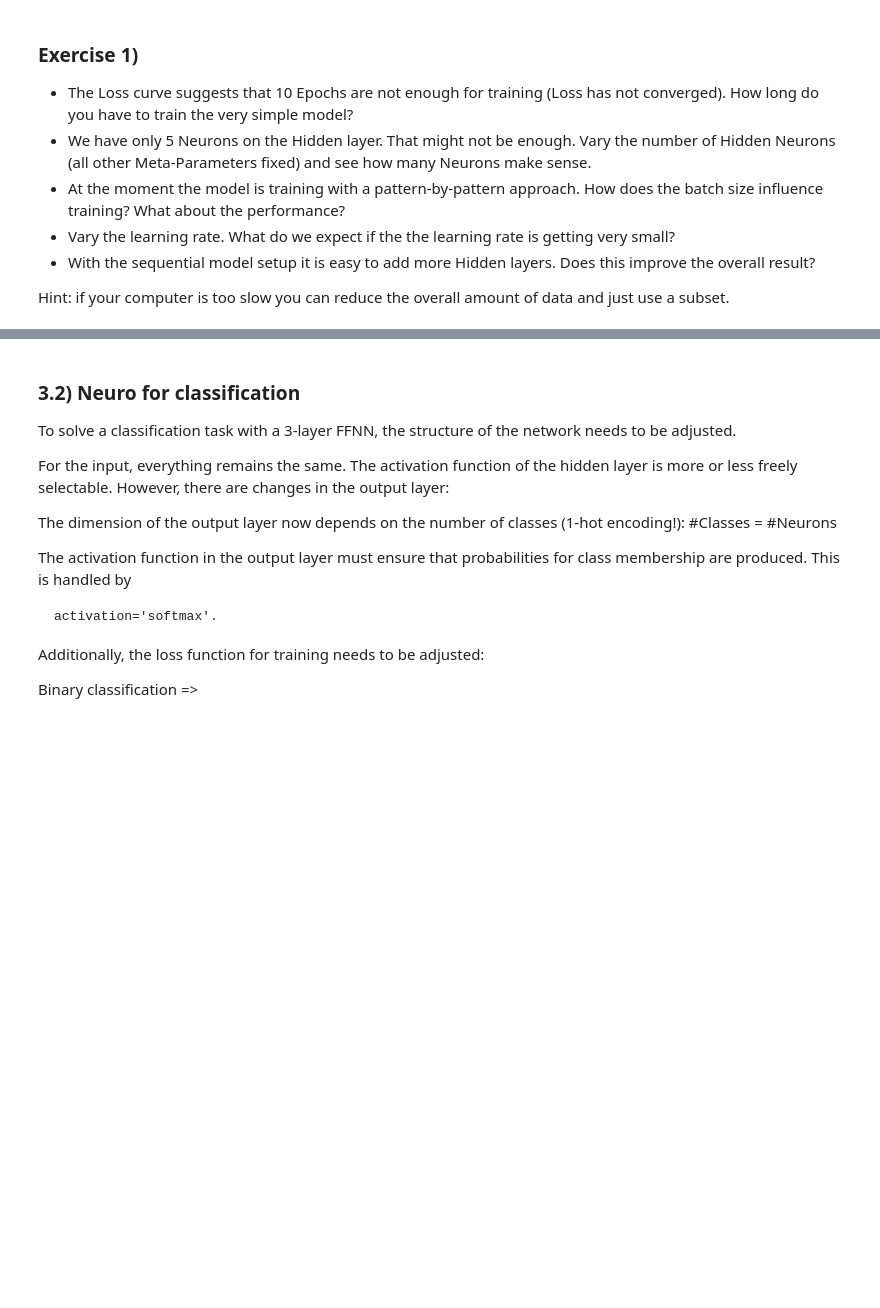
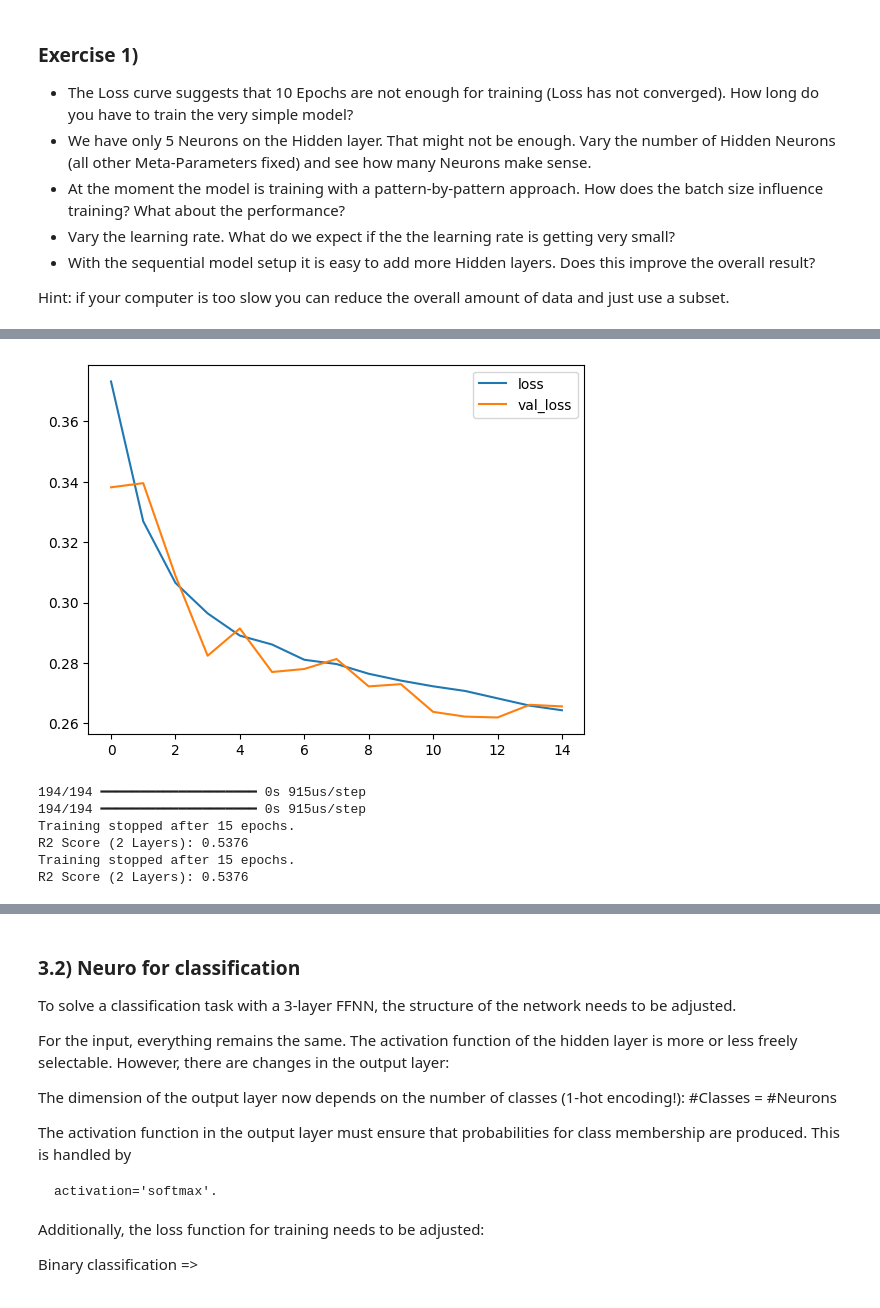
Before and after one commit to nightguarder/NeuralNetworks, a Jupyter notebook: lectures/NN_Lecture3_Neuro_get_started.ipynb, the cells around one changed output, grey strips where cells are left out. Cells and saved outputs as stored; diff of their text form; code cells hidden in the pictures; blank space fills up the shorter version.

```diff
--- a/lectures/NN_Lecture3_Neuro_get_started.ipynb
+++ b/lectures/NN_Lecture3_Neuro_get_started.ipynb
@@ -656,0 +822,40 @@ Hint: if your computer is too slow you can reduce the overall amount of data and
+# %%
+# --- Step 3: Deep Neural Network (2 Hidden Layers) ---
+
+NNRegModel_Step3 = Sequential()
+NNRegModel_Step3.add(InputLayer(input_shape=(7,)))
+NNRegModel_Step3.add(Dense(64, activation='tanh')) # Layer 1
+NNRegModel_Step3.add(Dense(32, activation='tanh')) # Layer 2 (New!)
+NNRegModel_Step3.add(Dense(1))
+
+# Learning rate 0.05 (slightly lower for deeper network)
+sgd = SGD(learning_rate=0.05)
+NNRegModel_Step3.compile(loss='mean_squared_error', optimizer=sgd)
+
+print("Training Deep Model (2 Layers)...")
+
+history_step3 = NNRegModel_Step3.fit(
+    X_housing_train, Y_housing_train_sc,
+    shuffle=True,
+    epochs=200,
+    batch_size=64,
+    verbose=0,
+    validation_data=(X_housing_test, Y_housing_test_sc),
+    callbacks=[plot_losses, early_stopping]
+)
+
+# Evaluate
+y_pred_test_sc_step3 = NNRegModel_Step3.predict(X_housing_test)
+y_pred_test_original_step3 = Yscaler.inverse_transform(y_pred_test_sc_step3)
+r2_test_step3 = r2_score(y_pred_test_original_step3, np.array(Y_housing_test))
+
+print(f"Training stopped after {len(history_step3.history['loss'])} epochs.")
+print(f"R2 Score (2 Layers): {r2_test_step3:.4f}")
+# %% [output]
+[figure, added]
+194/194 ━━━━━━━━━━━━━━━━━━━━ 0s 915us/step
+194/194 ━━━━━━━━━━━━━━━━━━━━ 0s 915us/step
+Training stopped after 15 epochs.
+R2 Score (2 Layers): 0.5376
+Training stopped after 15 epochs.
+R2 Score (2 Layers): 0.5376
```
Also changed, not shown: parts of 38 cells of this notebook.
